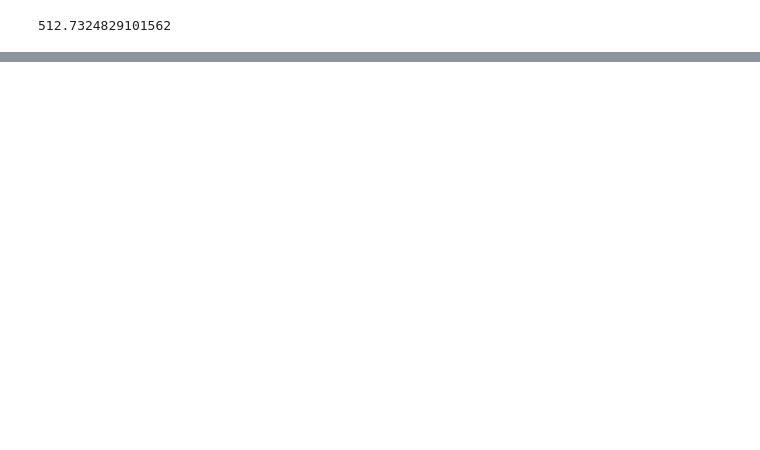
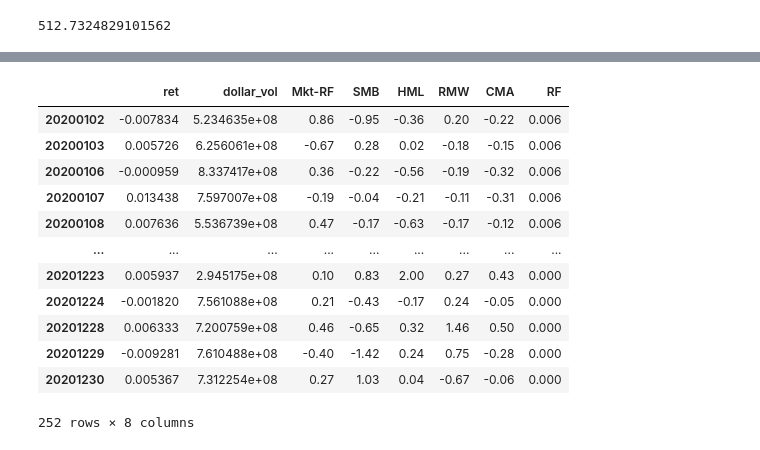
Before and after one commit to adharangaonkar/Machine-Learning-in-Finance, a Jupyter notebook: Adobe Stocks Project/Statistical Analysis of Time Series.ipynb, the cells around one changed output, grey strips where cells are left out. Saved outputs shown, nothing was run; the diff lists cells and outputs as text; code cells hidden in the pictures; blank space fills up the shorter version.

```diff
--- a/Adobe Stocks Project/Statistical Analysis of Time Series.ipynb
+++ b/Adobe Stocks Project/Statistical Analysis of Time Series.ipynb
@@ -186,0 +317,2 @@ serial covariance in price changes
+# %%
+ff = factors = pd.read_csv("fama-french.csv", skiprows=3, index_col = 0)
@@ -186,0 +335,2 @@ serial covariance in price changes
+# %%
+ff = ff.set_index(ff.iloc[:, 0])
@@ -186,0 +356,20 @@ serial covariance in price changes
+# %%
+tt3 = pd.merge(tt,tt2,left_index=True,right_index=True)
+# %%
+final=pd.merge(tt3,ff,left_index=True,right_index=True)
+# %%
+final
+# %% [output]
+|  | ret | dollar_vol | Mkt-RF | SMB | HML | RMW | CMA | RF |
+| 20200102 | -0.007834 | 5.234635e+08 | 0.86 | -0.95 | -0.36 | 0.20 | -0.22 | 0.006 |
+| 20200103 | 0.005726 | 6.256061e+08 | -0.67 | 0.28 | 0.02 | -0.18 | -0.15 | 0.006 |
+| 20200106 | -0.000959 | 8.337417e+08 | 0.36 | -0.22 | -0.56 | -0.19 | -0.32 | 0.006 |
+| 20200107 | 0.013438 | 7.597007e+08 | -0.19 | -0.04 | -0.21 | -0.11 | -0.31 | 0.006 |
+| 20200108 | 0.007636 | 5.536739e+08 | 0.47 | -0.17 | -0.63 | -0.17 | -0.12 | 0.006 |
+| ... | ... | ... | ... | ... | ... | ... | ... | ... |
+| 20201223 | 0.005937 | 2.945175e+08 | 0.10 | 0.83 | 2.00 | 0.27 | 0.43 | 0.000 |
+| 20201224 | -0.001820 | 7.561088e+08 | 0.21 | -0.43 | -0.17 | 0.24 | -0.05 | 0.000 |
+| 20201228 | 0.006333 | 7.200759e+08 | 0.46 | -0.65 | 0.32 | 1.46 | 0.50 | 0.000 |
+| 20201229 | -0.009281 | 7.610488e+08 | -0.40 | -1.42 | 0.24 | 0.75 | -0.28 | 0.000 |
+| 20201230 | 0.005367 | 7.312254e+08 | 0.27 | 1.03 | 0.04 | -0.67 | -0.06 | 0.000 |
+252 rows × 8 columns
```
Also changed, not shown: parts of 53 cells of this notebook.
